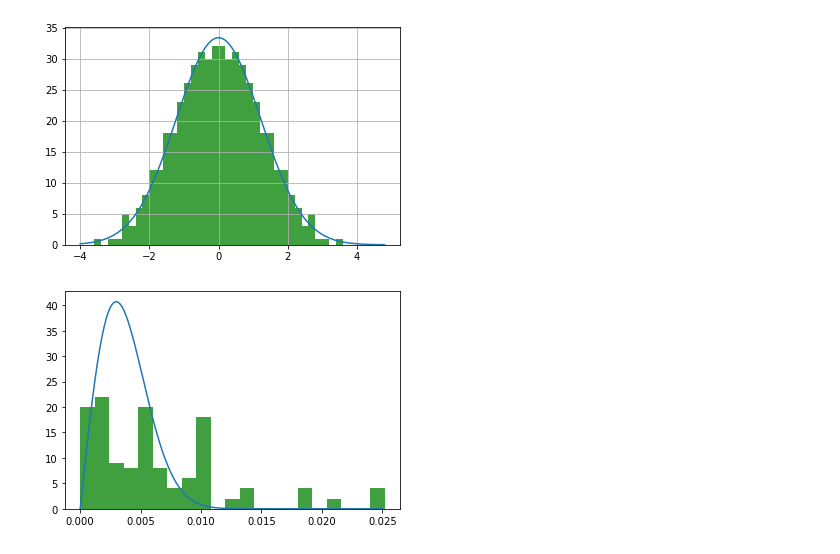
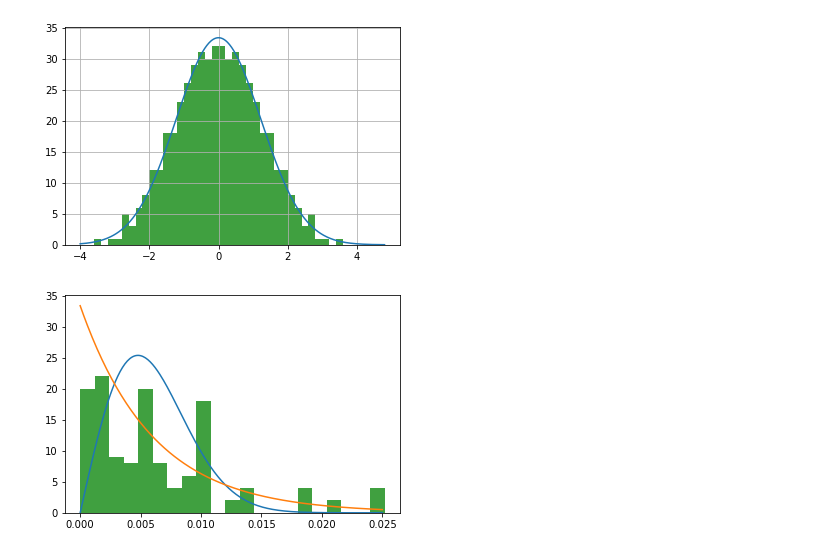
Before and after one commit to DecemberFlower/NMR_practice, a Jupyter notebook: 9.2.ipynb, the cells around one changed output. Saved outputs shown, nothing was run; the diff lists cells and outputs as text; code cells hidden in the pictures.

```diff
--- a/9.2.ipynb
+++ b/9.2.ipynb
@@ -538,23 +542,24 @@ plt.show()
 # %%
 d1 = []
 for i in range(len(d) - 1):
     d1.append((d[i] - d[i + 1]))
 s = sigma(9, 0, -0, 1, 1) / 3
 k = 0
 l = 0
 for i in range(len(d)):
     if (d[i] < -s):
         k = i
     if (d[i] > s):
         l = i
         break
 delta = 1 / fit(0, 9, 0, -0, 1, 1) / 5
 d1 = d1[k:l]
 e1 = e[k:l]
 d1 = -np.sort(d1)
 e = np.array([i * 0.0001 for i in range(251)])
-plt.plot(e, wd(e, 9, 0.82, -0.41, 0.1, 0.1) / 5)
+plt.plot(e, wd(e, 9, 0, -0, 1, 1) / 5)
+plt.plot(e, poison(e, 9, 0, -0, 1, 1) / 5)
 plt.hist(d1, bins = [i * delta for i in range(int(0.027 / delta))], facecolor='g', alpha=0.75)
 plt.show()
 # %% [output]
-[figure, old version]
+[figure, new version]
```
Also changed, not shown: parts of 4 cells of this notebook.
